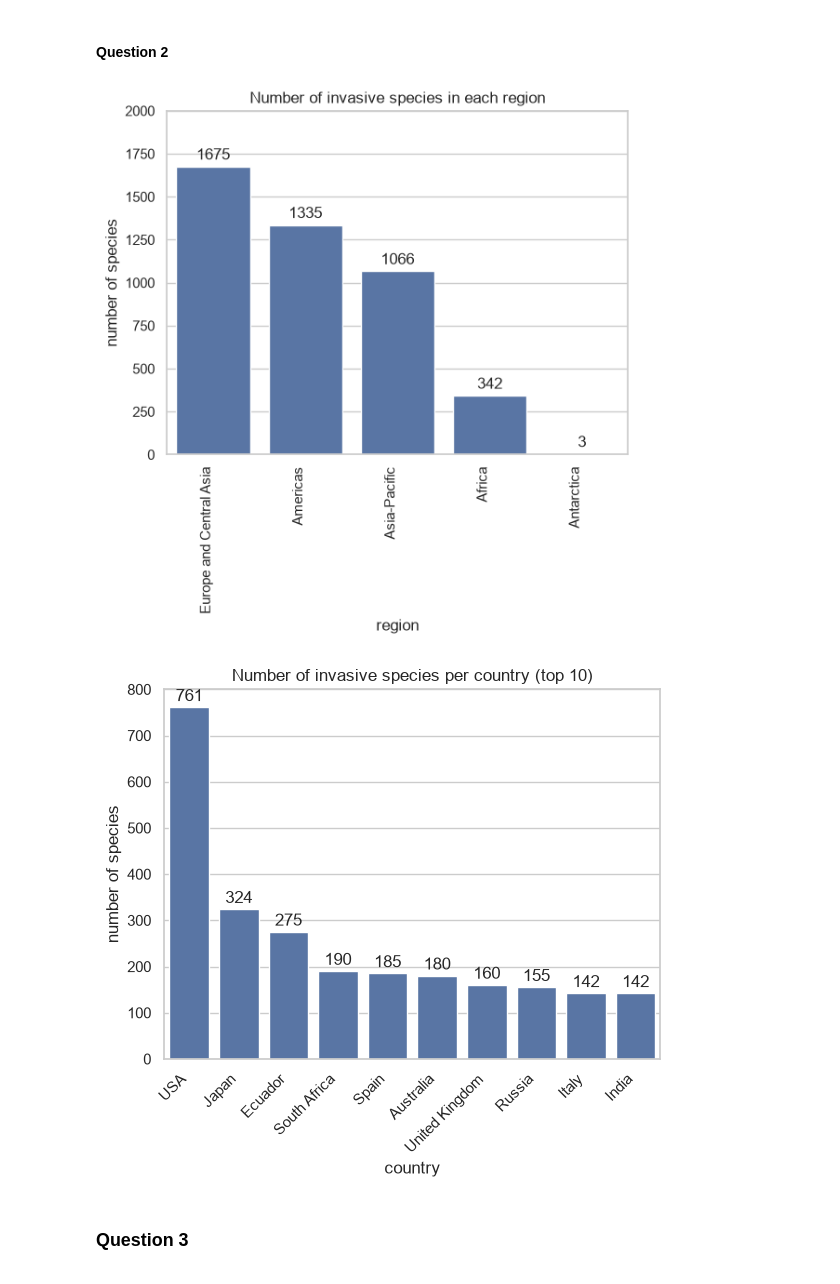
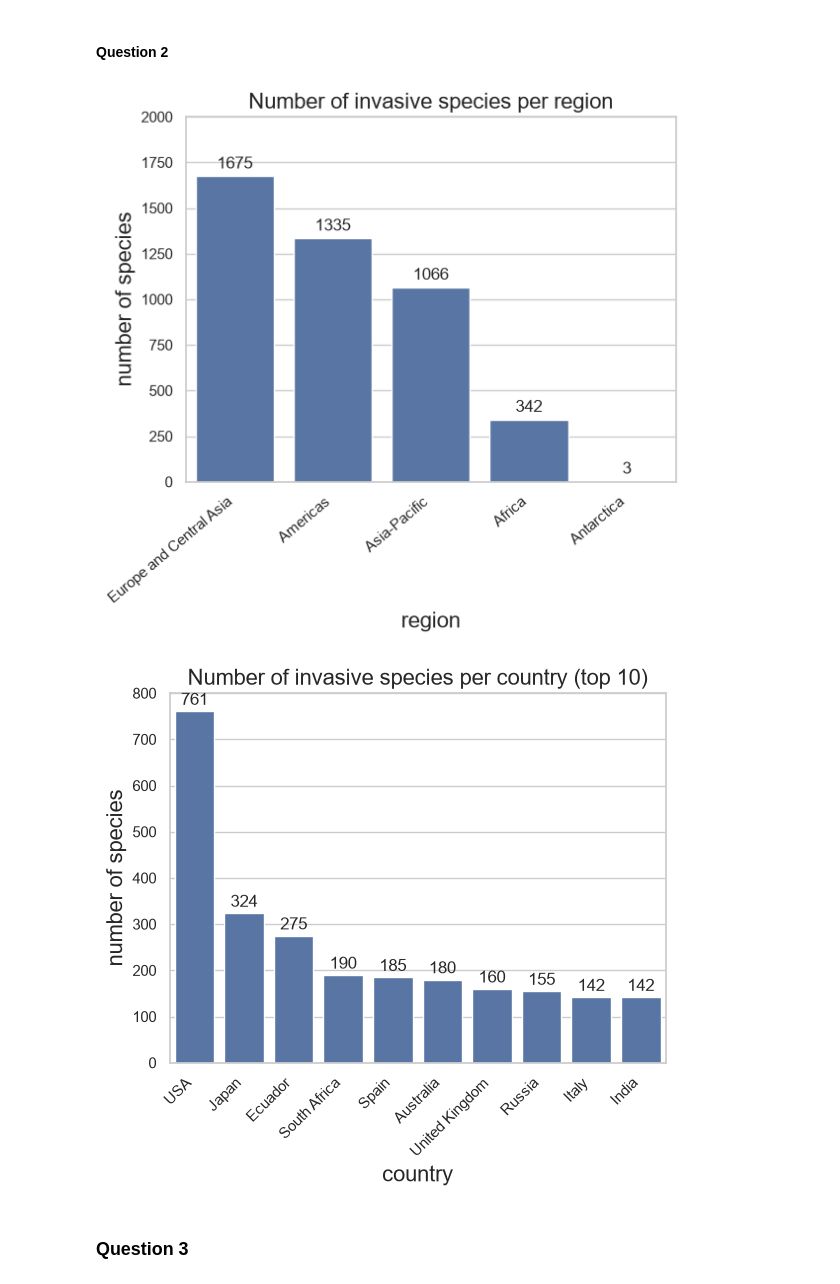
Before and after one commit to zoedoucet/project-1-eda-sql, a Jupyter notebook: notebooks/03_hypothesis_and_visualization.ipynb, the cells around one changed output. Cells and saved outputs as stored; diff of their text form; code cells hidden in the pictures.

```diff
--- a/notebooks/03_hypothesis_and_visualization.ipynb
+++ b/notebooks/03_hypothesis_and_visualization.ipynb
@@ -309,25 +311,27 @@ plt.show()
 # %%
 
 plt_q2h1 = sns.barplot(q2h1, x="region", y="species recorded")
 plt_q2h1.set_ylim(0, 2000)
-plt_q2h1.set_title("Number of invasive species in each region")
-plt_q2h1.set_ylabel("number of species")
+plt_q2h1.set_title("Number of invasive species per region", fontsize=16)
+plt_q2h1.set_ylabel("number of species", fontsize=16)
+plt_q2h1.set_xlabel("region", fontsize=16)
 labels = [label.get_text().replace("_", " ") for label in plt_q2h1.get_xticklabels()]
 plt_q2h1.set_xticklabels(labels)
-plt.xticks(rotation=90, ha="right")
+plt.xticks(rotation=40, ha="right")
 
 for container in plt_q2h1.containers:
     plt_q2h1.bar_label(container, fmt="%.0f", padding=3)
 
 plt.show()
 # %% [output]
-[figure, old version]
+[figure, new version]
 # %%
 top_10 = q2h2_1.head(10)
 plt_q2h2 = sns.barplot(top_10, x="country", y="species recorded")
 plt_q2h2.set_ylim(0,  800)
-plt_q2h2.set_title("Number of invasive species per country (top 10)")
-plt_q2h2.set_ylabel("number of species")
+plt_q2h2.set_title("Number of invasive species per country (top 10)",fontsize=16)
+plt_q2h2.set_ylabel("number of species", fontsize=16)
+plt_q2h2.set_xlabel("country", fontsize=16)
 plt.xticks(rotation=45, ha="right")
 
 for container in plt_q2h2.containers:
@@ -335,7 +339,7 @@ for container in plt_q2h2.containers:
 
 plt.show()
 # %% [output]
-[figure, old version]
+[figure, new version]
 # %% [markdown]
 ### Question 3
 # %%
```
Also changed, not shown: parts of 13 cells of this notebook.
